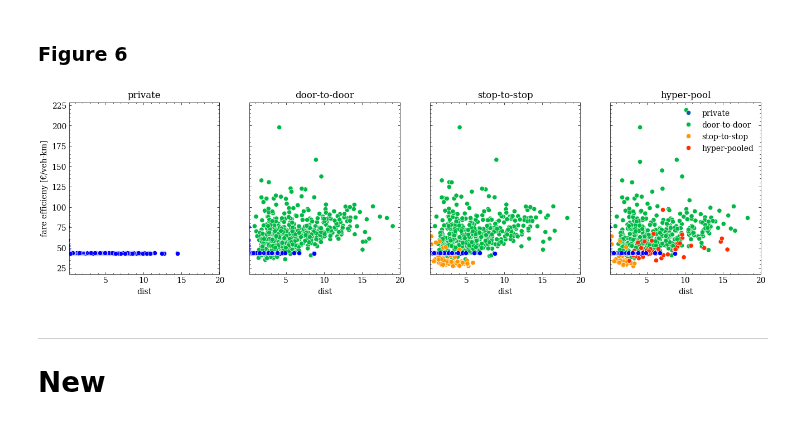
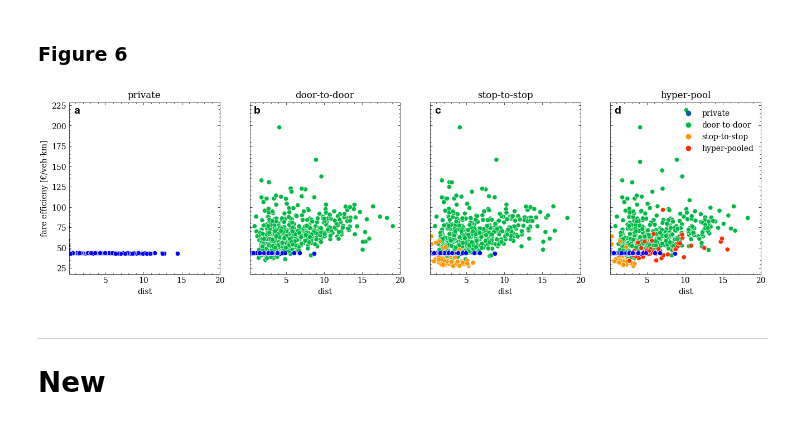
Before and after one commit to RafalKucharskiPK/ExMAS, a Jupyter notebook: ExMAS/hyperpool/reproduce.ipynb, the cells around one changed output. Cells and saved outputs as stored; diff of their text form; code cells hidden in the pictures.

```diff
--- a/ExMAS/hyperpool/reproduce.ipynb
+++ b/ExMAS/hyperpool/reproduce.ipynb
@@ -302,6 +274,7 @@ rm['kind_2'] = rm['kind'].apply(lambda x: d[x])
 fig, ax = plt.subplots(1,4, figsize = (16,6), sharey = True, sharex = True)
 ax = ax.flatten()
 titles = ['private','door-to-door','stop-to-stop','hyper-pool']
+panel_labels = ['a','b','c','d']
 for level in [0,1,2,3]:
 
     solution = rm[rm['solution_{}'.format(level)] ==1].copy()
@@ -323,4 +296,7 @@ for level in [0,1,2,3]:
     if level <3:
         ax[level].get_legend().remove()
     ax[level].set_ylim([-1,1])
-plt.savefig('VoT.png',dpi = 300)
+    ax[level].text(0.07, 0.98, panel_labels[level], transform=ax[level].transAxes, fontfamily = 'Arial',
+      fontsize=14, fontweight='bold', va='top', ha='right', )
+
+plt.savefig('figure_5.png',dpi = 300)
@@ -335,24 +309,26 @@ solution['ttrav'] = solution.times.apply(lambda x: sum(x[1:-1]) if len(x)>2 else
 # %%
 fig, ax = plt.subplots(1,4, figsize = (16,4), sharey = True, sharex= True)
 Y = 'fare efficieny [€/veh-km]'
 ax = ax.flatten()
 titles = ['private','door-to-door','stop-to-stop','hyper-pool']
 for level in [0,1,2,3]:
     solution = inData.transitize.rides[inData.transitize.rides['solution_{}'.format(level)] ==1]
     solution['ttrav'] = solution.times.apply(lambda x: sum(x[1:-1]) if len(x)>2 else x[-1])#solution['ttrav_total'] = solution.apply(lambda x: inData.transitize.rm[inData.transitize.rm.ride == x.name].ttrav.sum(),axis = 1)
     solution[Y] = solution['fare'] /solution['ttrav'] * 3600
     solution['dist'] = solution.u_veh/1000*params.avg_speed
     sns.scatterplot(data = solution, x = 'dist', y = Y, hue = 'kind_2' ,
                     ax = ax[level])
     sns.scatterplot(data = solution[solution.kind_2 == 'private'], x = 'dist', y = Y,
                     ax = ax[level], color = 'blue')
     ax[level].set_title(titles[level])
     ax[level].set_xlim(0.2,20)
     if level <3:
         ax[level].get_legend().remove()
-plt.savefig('eff.png',dpi = 300)
+    ax[level].text(0.07, 0.98, panel_labels[level], transform=ax[level].transAxes, fontfamily = 'Arial',
+      fontsize=14, fontweight='bold', va='top', ha='right', )
+plt.savefig('figure_6.png',dpi = 300)
 # %% [output]
-[figure, old version]
+[figure, new version]
 # %% [markdown]
 ---
 
```
Also changed, not shown: parts of 15 cells of this notebook.
